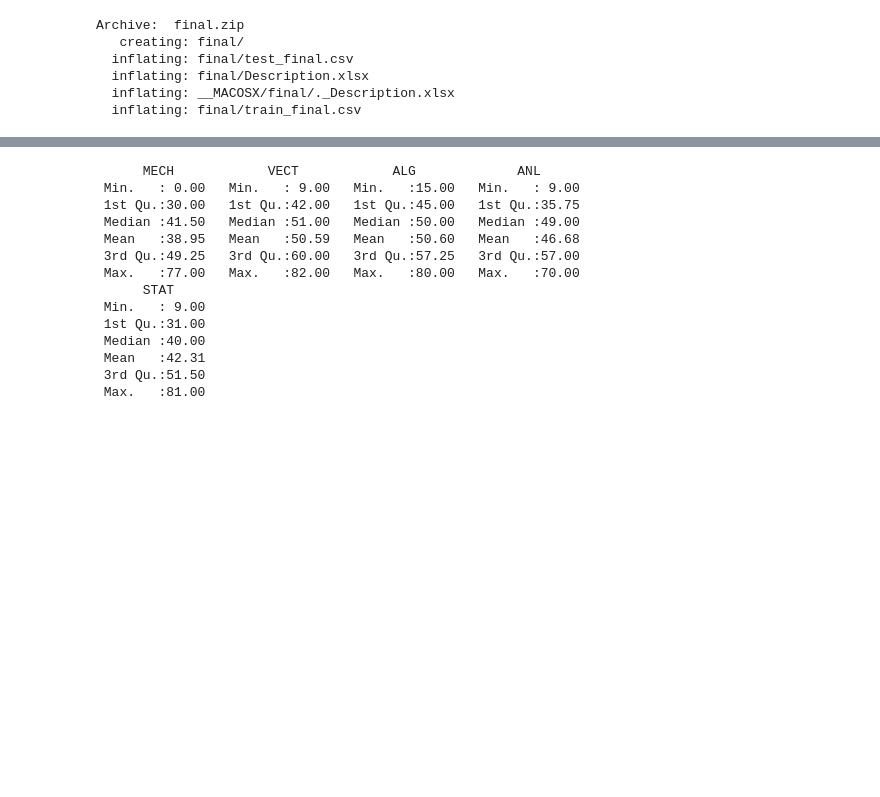
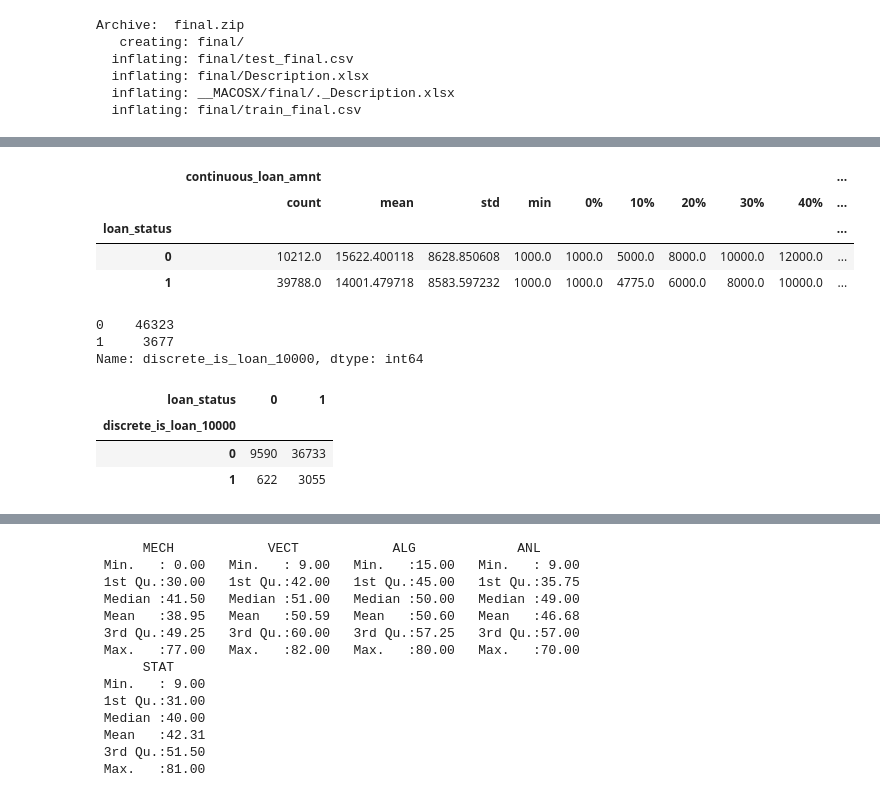
Before and after one commit to rwbfd/geek-training-camp, a Jupyter notebook: chap07/geek_bang_chap07.ipynb, the cells around one changed output, grey strips where cells are left out. Drawn from its saved outputs; the diff is of its cells as text; code cells hidden in the pictures; blank space fills up the shorter version.

```diff
--- a/chap07/geek_bang_chap07.ipynb
+++ b/chap07/geek_bang_chap07.ipynb
@@ -35,0 +81,8 @@ test = pd.read_csv("final/test_final.csv", engine='python')
+# %%
+train[['loan_status', 'continuous_loan_amnt']].groupby('loan_status').describe(percentiles=np.arange(0, 1, 0.1))
+# %% [output]
+|  | continuous_loan_amnt |  |  |  |  |  |  |  |  | ... |
+|  | count | mean | std | min | 0% | 10% | 20% | 30% | 40% | ... |
+| loan_status |  |  |  |  |  |  |  |  |  | ... |
+| 0 | 10212.0 | 15622.400118 | 8628.850608 | 1000.0 | 1000.0 | 5000.0 | 8000.0 | 10000.0 | 12000.0 | ... |
+| 1 | 39788.0 | 14001.479718 | 8583.597232 | 1000.0 | 1000.0 | 4775.0 | 6000.0 | 8000.0 | 10000.0 | ... |
@@ -35,0 +91,13 @@ test = pd.read_csv("final/test_final.csv", engine='python')
+# %%
+train['discrete_is_loan_10000'].value_counts()
+# %% [output]
+0    46323
+1     3677
+Name: discrete_is_loan_10000, dtype: int64
+# %%
+pd.crosstab(train['discrete_is_loan_10000'],train['loan_status'])
+# %% [output]
+| loan_status | 0 | 1 |
+| discrete_is_loan_10000 |  |  |
+| 0 | 9590 | 36733 |
+| 1 | 622 | 3055 |
```
Also changed, not shown: parts of 32 cells of this notebook, 2 other files.
